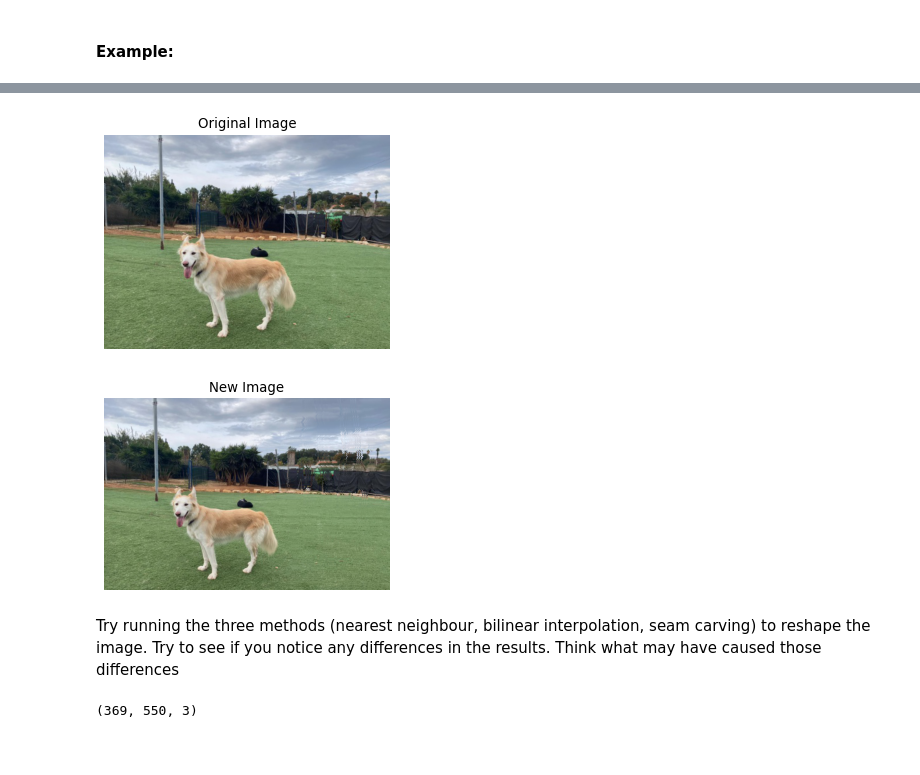
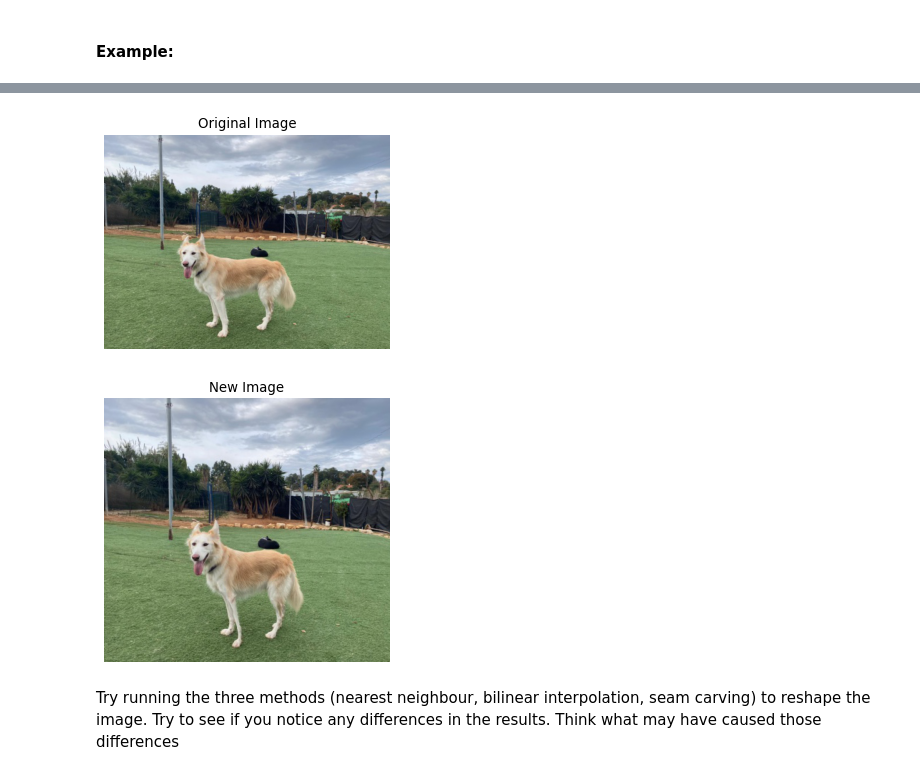
Before and after one commit to alwx174/graphics01, a Jupyter notebook: ex1/Seam Carving.ipynb, the cells around one changed output, grey strips where cells are left out. Drawn from its saved outputs; the diff is of its cells as text; code cells hidden in the pictures; blank space fills up the shorter version.

```diff
--- a/ex1/Seam Carving.ipynb
+++ b/ex1/Seam Carving.ipynb
@@ -181,18 +181,16 @@ def compare_images(org, new):
     plt.savefig("new.jpg", bbox_inches="tight", pad_inches=0.0)
     plt.show()
 # %%
-new_shape = (500, 550)
+new_shape = (300, 400)
 carve_mode = False
 new_img = seam_carving.reshape_seam_crarving(image, new_shape, carve_mode)
 compare_images(image, new_img)
 # %% [output]
 [figure]
-[figure, old version]
+[figure, new version]
 # %% [markdown]
 Try running the three methods (nearest neighbour, bilinear interpolation, seam carving) to reshape the image. Try to see if you notice any differences in the results. Think what may have caused those differences
 # %%
-print(new_img.shape)
-new_img.shape
-mpimg.imsave("test.jpg", new_img)
+# print(new_img.shape)
+# new_img.shape
+# mpimg.imsave("test.jpg", new_img)
-# %% [output]
-(369, 550, 3)
```
Also changed, not shown: parts of 1 cell of this notebook, 1 other file.
